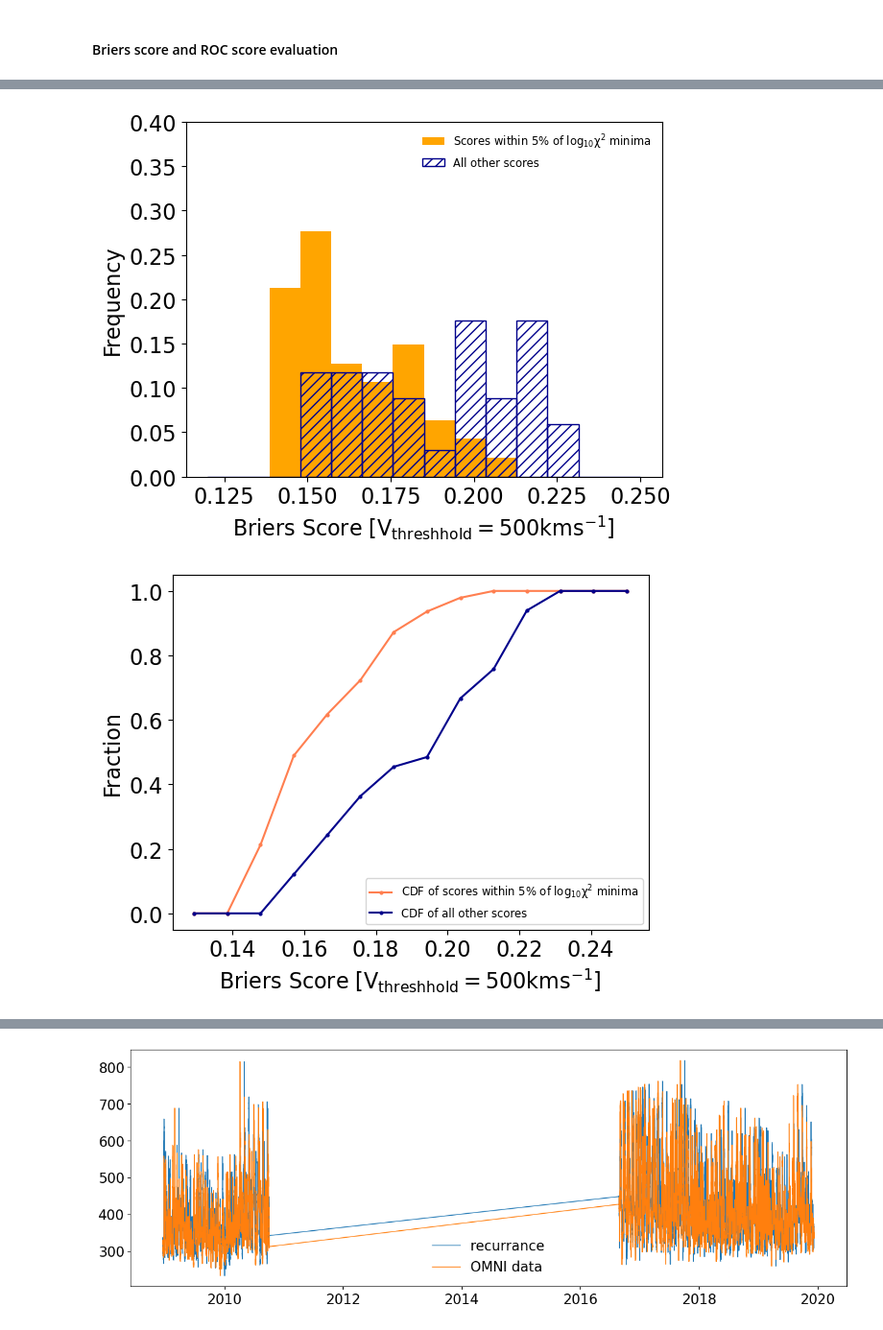
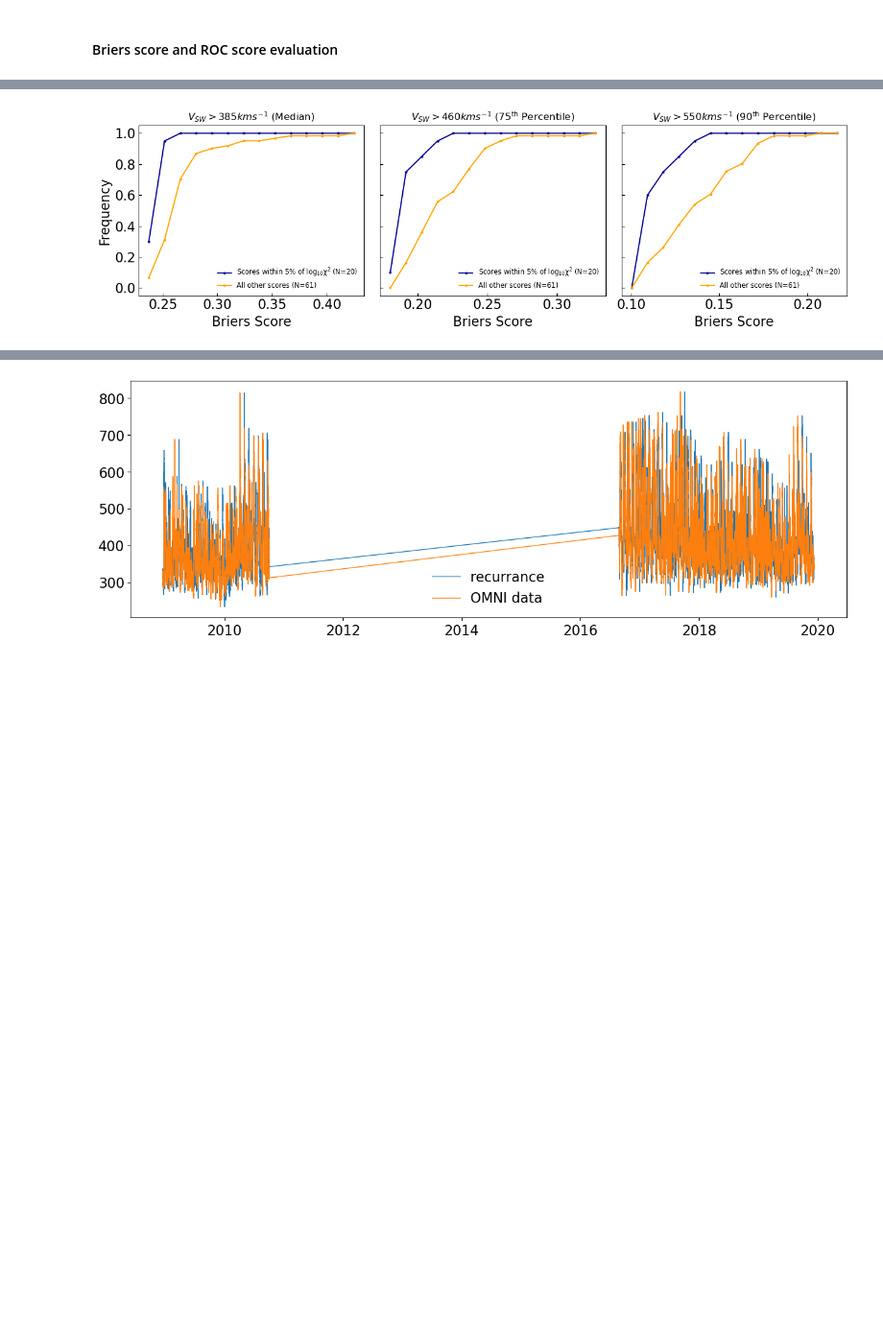
Before and after one commit to NathanielInatimi/Ensemble_Calibration, a Jupyter notebook: code/Ensemble_Calibration.ipynb, the cells around one changed output, grey strips where cells are left out. Shown at 96% size. Drawn from its saved outputs; the diff is of its cells as text; code cells hidden in the pictures; blank space fills up the shorter version.

```diff
--- a/code/Ensemble_Calibration.ipynb
+++ b/code/Ensemble_Calibration.ipynb
@@ -958,46 +1160,45 @@ scores_out_bounds_ROC = np.concatenate(scores_out_bounds_ROC)
 # %%
-bins = np.linspace(0.12,0.25,15)
+event_thresholds = [385,460,550]
+threshold_key = ['Median', r'$\mathrm{75^{th}}$ Percentile', r'$\mathrm{90^{th}}$ Percentile']
+fig, axes = plt.subplots(nrows = 1, ncols = 3, sharey=True, figsize = (13,4))
+rank_hist = rank_histogram_grids[0]
 
-plt.hist(scores_within_bounds_BS, label = r'Scores within 5% of $\mathrm{\log_{10}{\chi^2}}$ minima',
-         weights=np.ones(len(scores_within_bounds_BS))/len(scores_within_bounds_BS), bins = bins, color = 'orange')
-plt.hist(scores_out_bounds_BS, label = 'All other scores', weights=np.ones(len(scores_out_bounds_BS))/len(scores_out_bounds_BS),
-         bins = bins, fill = False, edgecolor = 'darkblue', hatch = '///')
+for i, ax in enumerate(axes):
 
-plt.legend(frameon = False, fontsize = 'small')
-plt.xlabel(f'Briers Score [$\mathrm{{V_{{threshhold}} = {event_threshold}kms^{{-1}}}}$]')
-plt.ylabel('Frequency')
-plt.ylim(0, 0.4)
+    brier_grid = briers_grids[i]
+    scores_within_bounds_BS, scores_out_bounds_BS = separate_score_populations(rank_hist=rank_hist, brier_grid=brier_grid)
 
-# fname = 'Briers_HIST_solar_min.svg'
-# path = f'C:\\Users\\ct832900\\OneDrive - University of Reading\\Ensemble Calibration Paper\\Figures_01\\{fname}'
-# plt.savefig(path, format = 'svg', dpi = 300,bbox_inches='tight')
+    bins = np.linspace(np.min(scores_within_bounds_BS)-0.01,np.max(scores_out_bounds_BS)+0.01,15)
+
+    ### Computing CDF for briers scores within/without briers minima bounds
+    hist_1, bin_edges_1 = np.histogram(scores_within_bounds_BS, bins = bins, normed = True)
+    dx1 = bin_edges_1[1] - bin_edges_1[0]
+    F1 = np.cumsum(hist_1)*dx1
+
+    hist_2, bin_edges_2 = np.histogram(scores_out_bounds_BS, bins = bins, normed = True)
+    dx2 = bin_edges_2[1] - bin_edges_2[0]
+    F2 = np.cumsum(hist_2)*dx2
+
+    hist_tot, bin_edges_tot = np.histogram(briers_grids[0], bins = bins, normed = True)
+    dx_tot = bin_edges_tot[1] - bin_edges_tot[0]
+    Ftot = np.cumsum(hist_tot)*dx_tot
+
+    ax.plot(bin_edges_1[1:], F1, marker = 'o', markersize = 2, label = f'Scores within 5% of $\mathrm{{\log_{{10}}{{\chi^2}}}}$ (N={len(scores_within_bounds_BS)})', color = 'darkblue')
+    ax.plot(bin_edges_2[1:], F2, marker = 'o', markersize = 2, label = f'All other scores (N={len(scores_out_bounds_BS)})', color = 'orange')
+
+    ax.set_title(f'$V_{{SW}}>{event_thresholds[i]}kms^{{-1}}$ ({threshold_key[i]})')
+    ax.tick_params(direction = 'in')
+    ax.legend(frameon = False, fontsize = 'small')
+    ax.set_xlabel(f'Briers Score')
+
+axes[0].set_ylabel('Frequency')
+plt.tight_layout()
+#plt.xlim(0.12, 0.25)
+
+fname = 'Briers_CDF_solar_min.svg'
+path = f'C:\\Users\\ct832900\\OneDrive - University of Reading\\Ensemble Calibration Paper\\Figures_03\\{fname}'
+plt.savefig(path, format = 'svg', dpi = 300,bbox_inches='tight')
 
 plt.show()
-
-### Computing CDF for briers scores within/without briers minima bounds
-hist_1, bin_edges_1 = np.histogram(scores_within_bounds_BS, bins = bins, normed = True)
-dx1 = bin_edges_1[1] - bin_edges_1[0]
-F1 = np.cumsum(hist_1)*dx1
-
-hist_2, bin_edges_2 = np.histogram(scores_out_bounds_BS, bins = bins, normed = True)
-dx2 = bin_edges_2[1] - bin_edges_2[0]
-F2 = np.cumsum(hist_2)*dx2
-
-hist_tot, bin_edges_tot = np.histogram(briers_grids[0], bins = bins, normed = True)
-dx_tot = bin_edges_tot[1] - bin_edges_tot[0]
-Ftot = np.cumsum(hist_tot)*dx_tot
-
-plt.plot(bin_edges_1[1:], F1, marker = 'o', markersize = 2, label = r'CDF of scores within 5% of $\mathrm{\log_{10}{\chi^2}}$ minima', color = 'coral')
-plt.plot(bin_edges_2[1:], F2, marker = 'o', markersize = 2, label = r'CDF of all other scores', color = 'darkblue')
-plt.legend(fontsize = 'small')
-plt.xlabel(f'Briers Score [$\mathrm{{V_{{threshhold}} = {event_threshold}kms^{{-1}}}}$]')
-plt.ylabel('Fraction')
-
-# fname = 'Briers_CDF_solar_min.svg'
-# path = f'C:\\Users\\ct832900\\OneDrive - University of Reading\\Ensemble Calibration Paper\\Figures_01\\{fname}'
-# plt.savefig(path, format = 'svg', dpi = 300,bbox_inches='tight')
-
-plt.show()
 # %% [output]
-[figure, old version]
+[figure, new version]
-[figure, removed]
```
Also changed, not shown: parts of 45 cells of this notebook, 2 other files.
